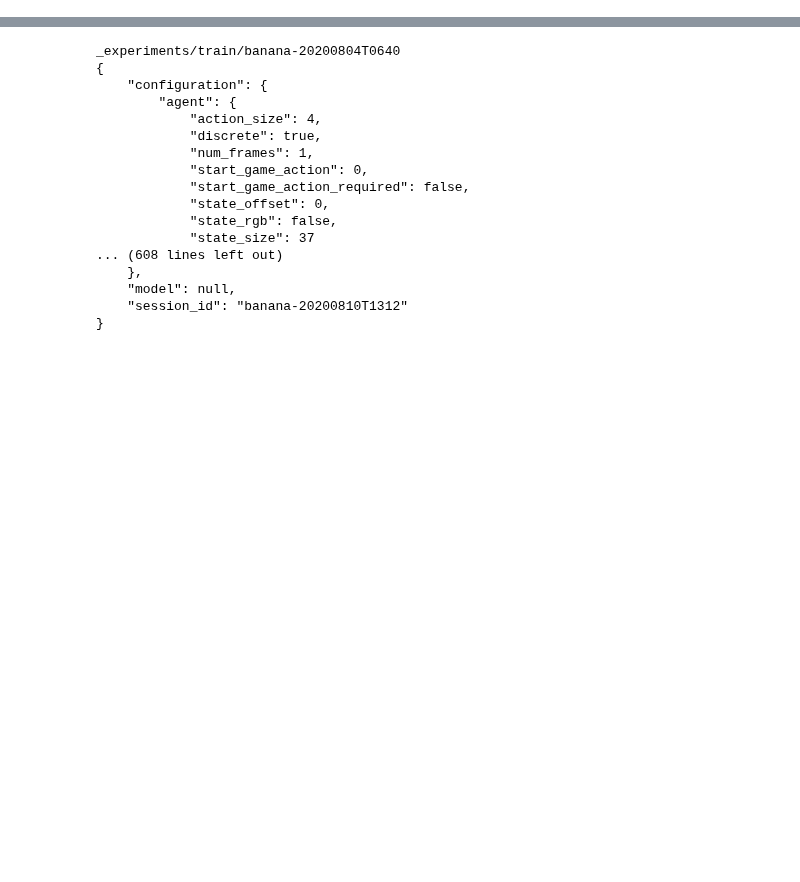
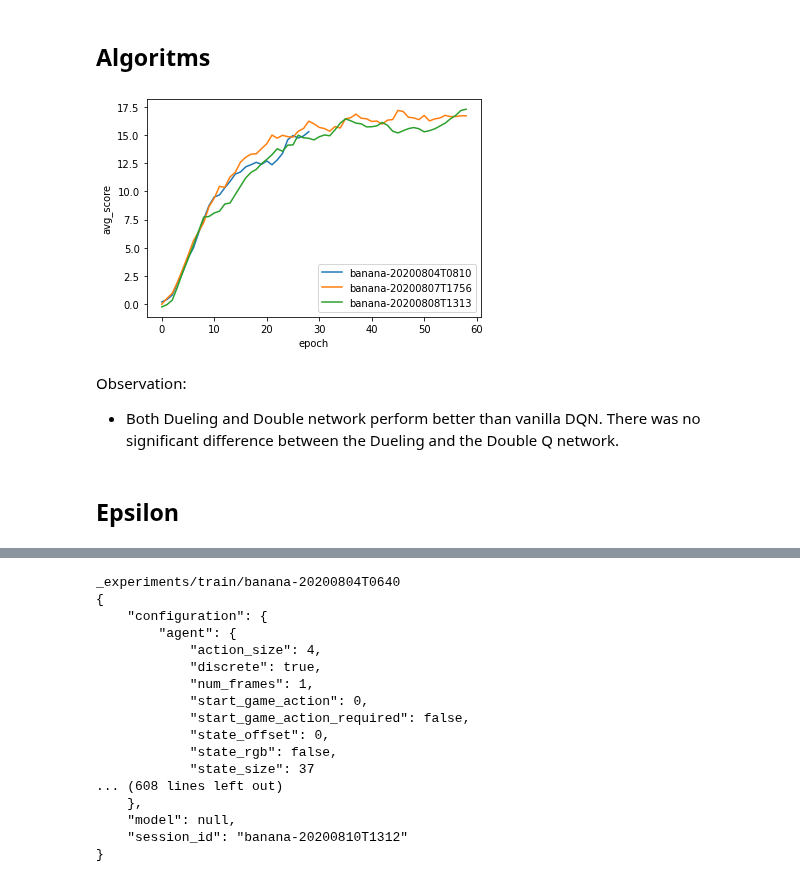
Before and after one commit to miharothl/und-drl-navigation, a Jupyter notebook: analysis.ipynb, the cells around one changed output, grey strips where cells are left out. Cells and saved outputs as stored; diff of their text form; code cells hidden in the pictures; blank space fills up the shorter version.

```diff
--- a/analysis.ipynb
+++ b/analysis.ipynb
@@ -15,3 +17,20 @@ init_logging(logging.ERROR)
 config = Config()
 environment = Experiment(config)
 analyzer = Analyzer(config, environment.get_session_id())
+# %% [markdown]
+## Algoritms
+# %%
+experiments_alg = [
+    '_experiments/train/banana-20200804T0810', # dqn     - eps 0.995 - hidden_layers 64,64   - num_frames 1
+    '_experiments/train/banana-20200808T1313', # double  - eps 0.995 - hidden_layers 64,64   - num_frames 1
+    '_experiments/train/banana-20200807T1756', # dueling - eps 0.995 - hidden_layers 64,64   - num_frames 1
+]
+# %%
+analyzer.compare_train_epoch_cols(experiments_alg, 'avg_score', True)
+# %% [output]
+[figure, added]
+# %% [markdown]
+Observation:
+* Both Dueling and Double network perform better than vanilla DQN. There was no significant difference between the Dueling and the Double  Q network.
+# %% [markdown]
+## Epsilon
```
Also changed, not shown: parts of 19 cells of this notebook, 2 other files.
